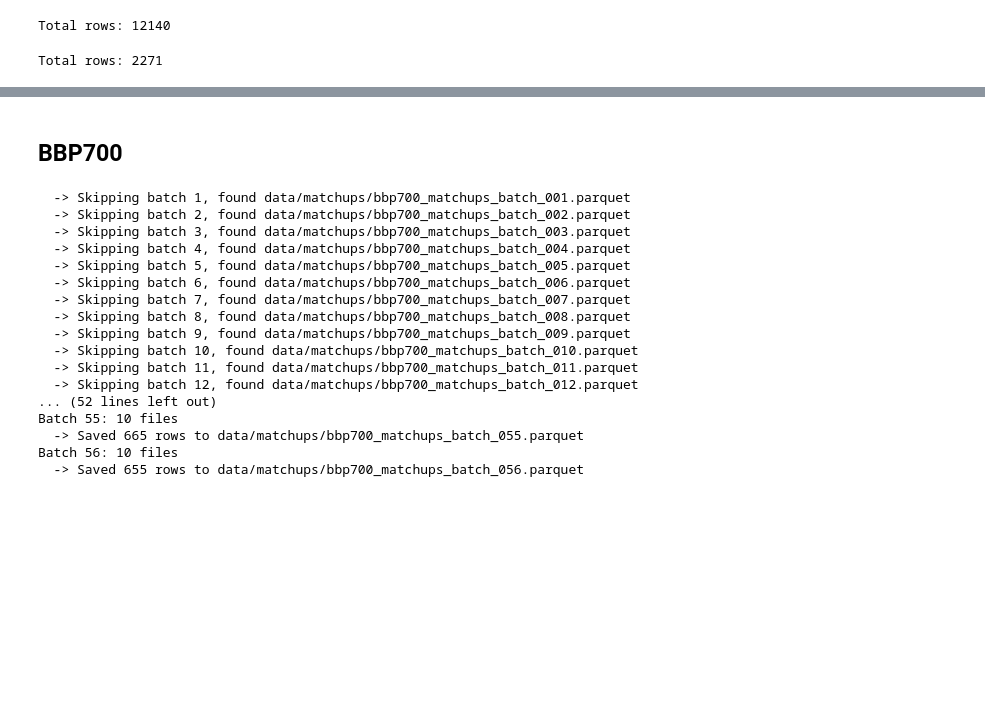
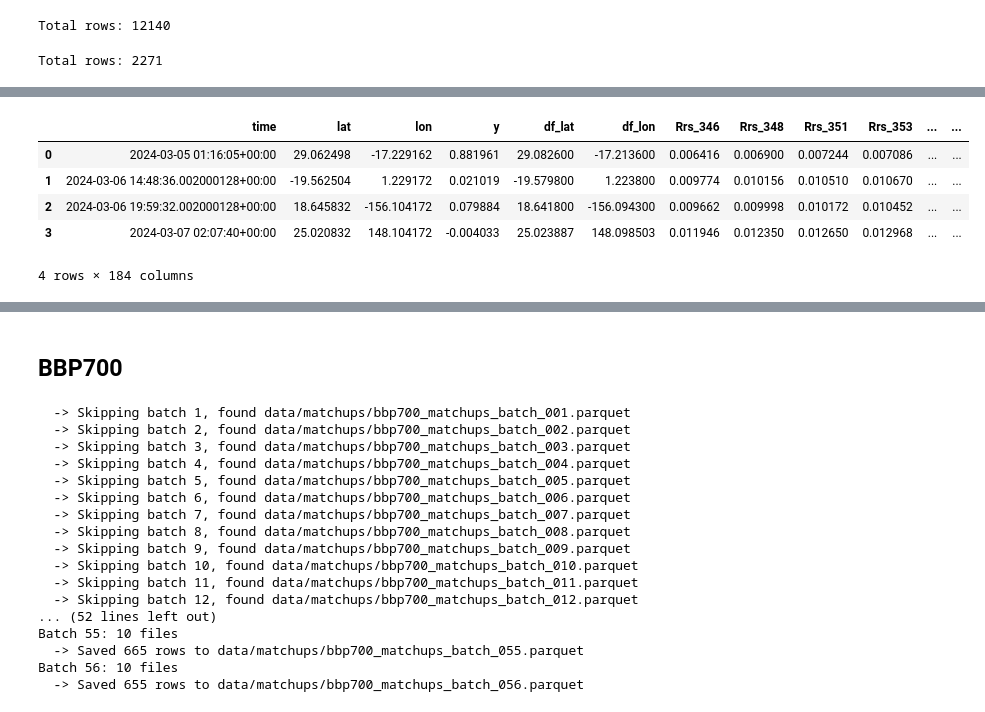
Before and after one commit to eeholmes/2025-tutorials, a Jupyter notebook: argo-matchups.ipynb, the cells around one changed output, grey strips where cells are left out. Cells and saved outputs as stored; diff of their text form; code cells hidden in the pictures; blank space fills up the shorter version.

```diff
--- a/argo-matchups.ipynb
+++ b/argo-matchups.ipynb
@@ -116,9 +116,6 @@ Process Steps:
 4. Build a dataframe with the predictor variables that we want from `ds`.
 # %%
 # New process one file code
-# need to create a function that has only the thing will will iterate over.
-# everything else will be a variable in local memory
-# Load data from GitHub
 import pandas as pd
 import earthaccess
 import xarray as xr
@@ -130,7 +127,7 @@ def process_one_file(record):
     # Make sure we're logged in; earthaccess will refresh token as needed
     earthaccess.login()  # if you're using netrc/env, this is cheap
 
-    # If record is a UMM dict from search_data:
+    # record is a UMM dict from earthdata.search:
     files = earthaccess.open([record], pqdm_kwargs={"disable": True} )   # returns a list of file-like objects
     f = files[0]
 
@@ -168,7 +165,7 @@ def process_one_file(record):
             ]
             return np.stack(spectra, axis=0)
 
-        var_vals=sample_rrs_points(ds, df_lats, df_lons)
+        var_vals=sample_rrs_points(ds, df_lats, df_lons, var_name=ds_var_name)
 
         # --- Step 4: build a dataframe with our Argo points and PACE data ---
         data = {
@@ -181,11 +178,14 @@ def process_one_file(record):
             }
 
         # Get the wavelength values for our col names
-        vec_vals = ds[ds_vec_name].values
-        for j, v in enumerate(vec_vals):
-            label = int(v) # make integer for nicer label
-            col_name = f"{ds_var_name}_{label}"
-            data[col_name] = var_vals[:, j].astype(float)
+        if not ds_vec_name == None:
+            vec_vals = ds[ds_vec_name].values
+            for j, v in enumerate(vec_vals):
+                label = int(v) # make integer for nicer label
+                col_name = f"{ds_var_name}_{label}"
+                data[col_name] = var_vals[:, j].astype(float)
+        else:
+            data[ds_var_name] = var_vals[:].astype(float)
 
         return pd.DataFrame(data)
 # %%
@@ -297,0 +340,29 @@ Total rows: 2271
+# %%
+%%time
+from datetime import datetime
+
+# Make sure to refresh fileset to minimize the chance that the token expires before we are done
+# this for loop consumes about 6Gb of RAM
+fileset = earthaccess.open(results, pqdm_kwargs={"disable": True} );
+
+df_plus = []
+for i, f in enumerate(fileset):
+    if not i % 100: print(f"Processing day {i} of {len(fileset)}: {datetime.now():%H:%M:%S}")
+    df_record, pts = mu.one_file_matches(f, df, ds_vec_name=None, ds_var_name="chlor_a")
+    if df_record is None or len(df_record) == 0:
+        print(f"Skipped day {i} no data in df")
+        continue
+    # error check
+    if len(df_record) != len(pts):
+        raise ValueError(f"Row mismatch: df_record={len(df_record)}, pts={len(pts)}")
+
+    # left "concat": keep df_record rows, add pts columns by position
+    df_record_plus = pd.concat(
+        [
+            df_record.reset_index(drop=True),
+            pts.reset_index(drop=True),
+        ], axis=1,)
+    df_plus.append(df_record_plus)
+df_plus = pd.concat(df_plus, ignore_index=True)
+df_plus
+# %% [output]
@@ -297,0 +372,6 @@ Total rows: 2271
+|  | time | lat | lon | y | df_lat | df_lon | Rrs_346 | Rrs_348 | Rrs_351 | Rrs_353 | ... | ... |
+| 0 | 2024-03-05 01:16:05+00:00 | 29.062498 | -17.229162 | 0.881961 | 29.082600 | -17.213600 | 0.006416 | 0.006900 | 0.007244 | 0.007086 | ... | ... |
+| 1 | 2024-03-06 14:48:36.002000128+00:00 | -19.562504 | 1.229172 | 0.021019 | -19.579800 | 1.223800 | 0.009774 | 0.010156 | 0.010510 | 0.010670 | ... | ... |
+| 2 | 2024-03-06 19:59:32.002000128+00:00 | 18.645832 | -156.104172 | 0.079884 | 18.641800 | -156.094300 | 0.009662 | 0.009998 | 0.010172 | 0.010452 | ... | ... |
+| 3 | 2024-03-07 02:07:40+00:00 | 25.020832 | 148.104172 | -0.004033 | 25.023887 | 148.098503 | 0.011946 | 0.012350 | 0.012650 | 0.012968 | ... | ... |
+4 rows × 184 columns
```
Also changed, not shown: parts of 17 cells of this notebook.
